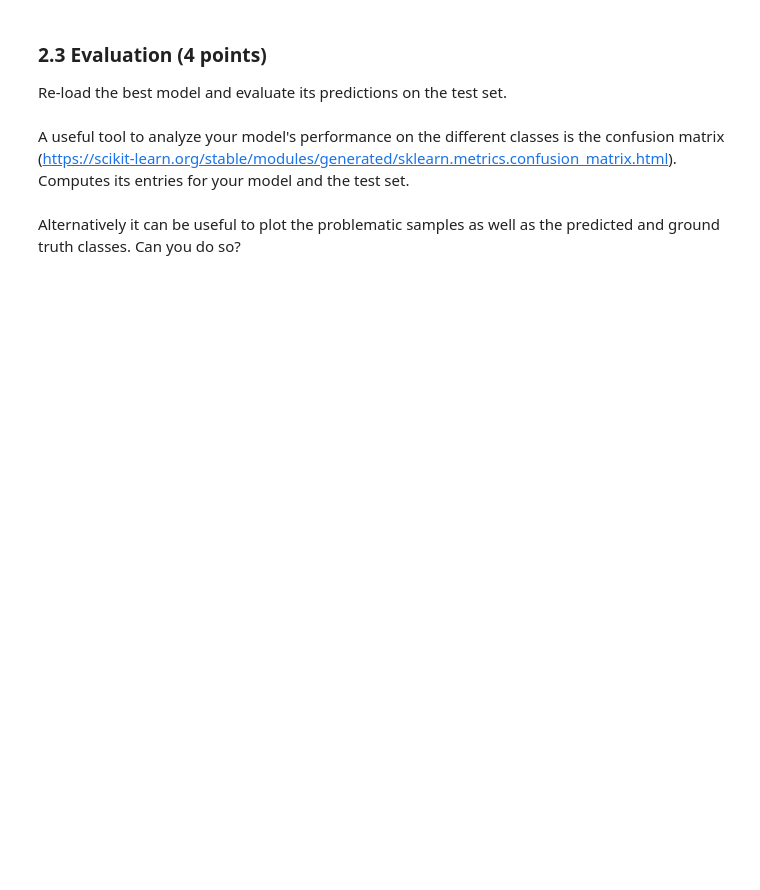
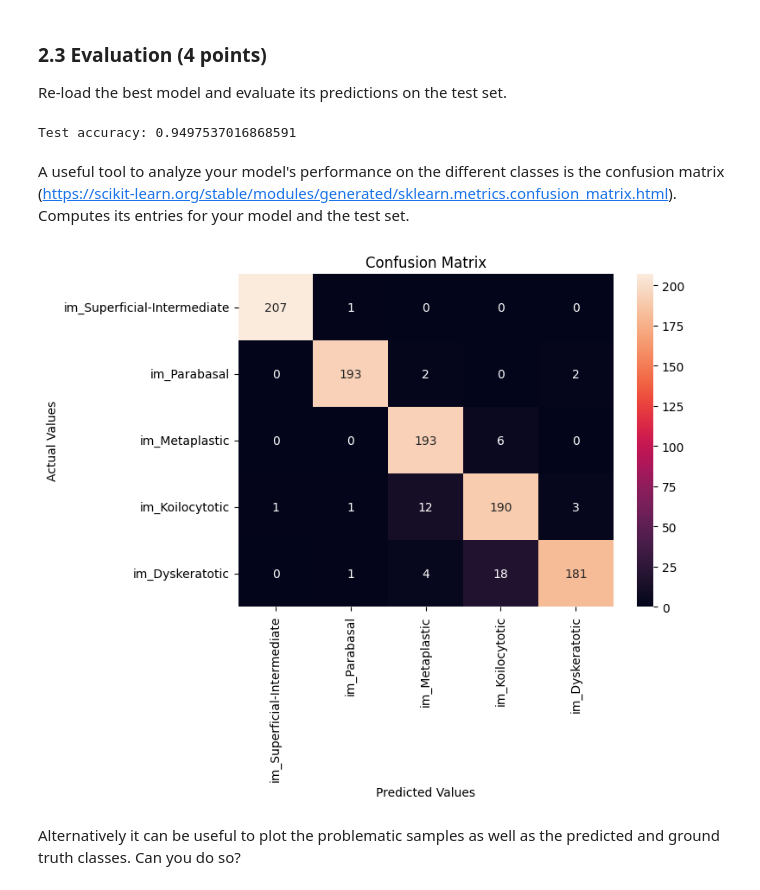
Before and after one commit to sirogosig/EE-451_code, a Jupyter notebook: labs/lab_03_classification.ipynb, the cells around one changed output. Cells and saved outputs as stored; diff of their text form; code cells hidden in the pictures; blank space fills up the shorter version.

```diff
--- a/labs/lab_03_classification.ipynb
+++ b/labs/lab_03_classification.ipynb
@@ -606,13 +612,15 @@ criterion = nn.CrossEntropyLoss()
 # %% [markdown]
 Implement a function that takes as input the model's output and the corresponding labels and returns the perçentage of correct predictions.
 # %%
+# Function to calculate the accuracy
 def accuracy(outputs, labels):
     """
     Computes the accuracy of predictions based on the model outputs (NxK: N samples, K classes)
     and the labels (N: N samples).
     """
     predictions = torch.argmax(outputs, dim=1)
-    accuracy_score(labels, predictions)
+    acc_funct = Accuracy(task="multiclass", num_classes=outputs.size()[1])
+    return acc_funct(predictions, labels)
 # %% [markdown]
 Implement a funtion `train` that forwards the complete training set through your model (= 1 epoch) and updates its parameters after each forward pass. To keep track of the training process make sure to at least return the accuracy of the model and the average loss it incurred through the current epoch.
 # %%
@@ -667,8 +675,8 @@ Implement a funtion `validate` that forwards the complete validation or test set
 @torch.no_grad()
 def validate(model, criterion, loader):
 
-    # Set the model in train mode
-    model.train()
+    # Set the model in eval mode
+    model.eval()
 
     # Iterate over the batches
     full_outputs = []
@@ -740,10 +763,12 @@ TypeError: '>' not supported between instances of 'NoneType' and 'int'
 Re-load the best model and evaluate its predictions on the test set.
 # %%
 # Re-load the best model
-model = model.load_state_dict(torch.load(model_savepath+"/model_part2.pt"))
+model = torch.load(model_savepath+"/model_part2.pt")
 
 # Evaluate
 test_acc, test_full_outputs, test_full_labels, test_losses, test_full_paths = validate(model, criterion, test_loader)
 print("Test accuracy: {}".format(test_acc))
+# %% [output]
+Test accuracy: 0.9497537016868591
 # %% [markdown]
 A useful tool to analyze your model's performance on the different classes is the confusion matrix (https://scikit-learn.org/stable/modules/generated/sklearn.metrics.confusion_matrix.html). Computes its entries for your model and the test set.
@@ -756,3 +775,19 @@ confusion_matrix(test_full_labels, test_predictions)
+# %%
+# Display the confusion matrix
+test_predictions = np.argmax(test_full_outputs, axis=1)
+cf_matrix = confusion_matrix(test_full_labels, test_predictions)
+
+# Plot result
+classes = label_to_name.values()
+df_cm = pd.DataFrame(cf_matrix, index = [i for i in classes], columns = [i for i in classes])
+plt.figure(figsize = (7,5))
+sns.heatmap(df_cm, annot=True, fmt=".0f")
+plt.title('Confusion Matrix')
+plt.ylabel('Actual Values')
+plt.xlabel('Predicted Values')
+plt.tick_params(axis='x', rotation=90)
+# %% [output]
+[figure, added]
 # %% [markdown]
 Alternatively it can be useful to plot the problematic samples as well as the predicted and ground truth classes. Can you do so?
 # %%
```
Also changed, not shown: parts of 14 cells of this notebook.
